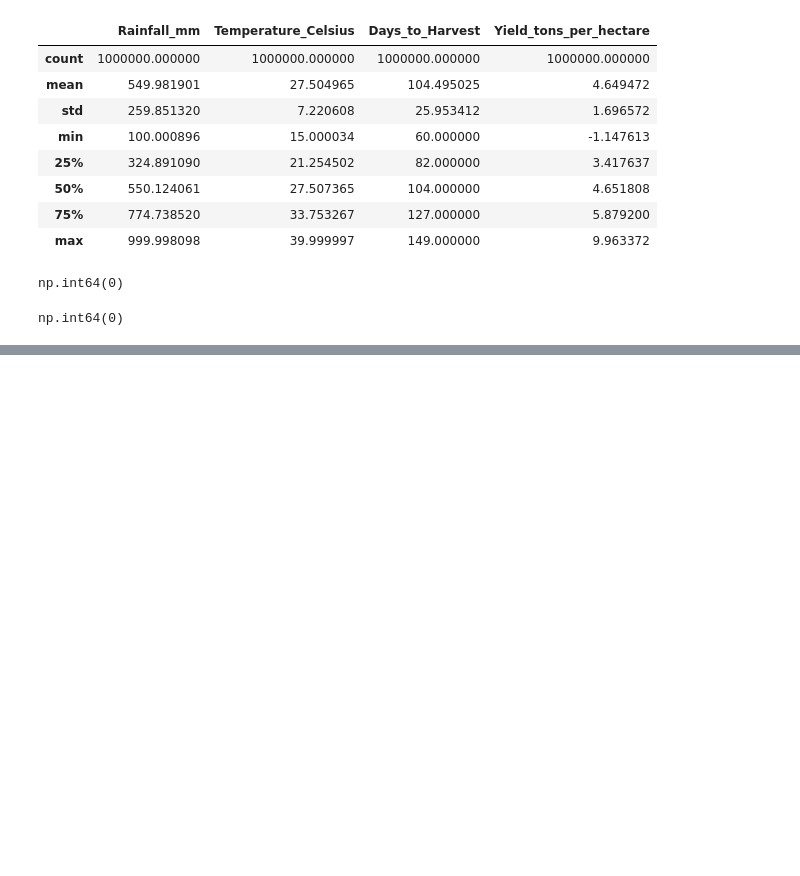
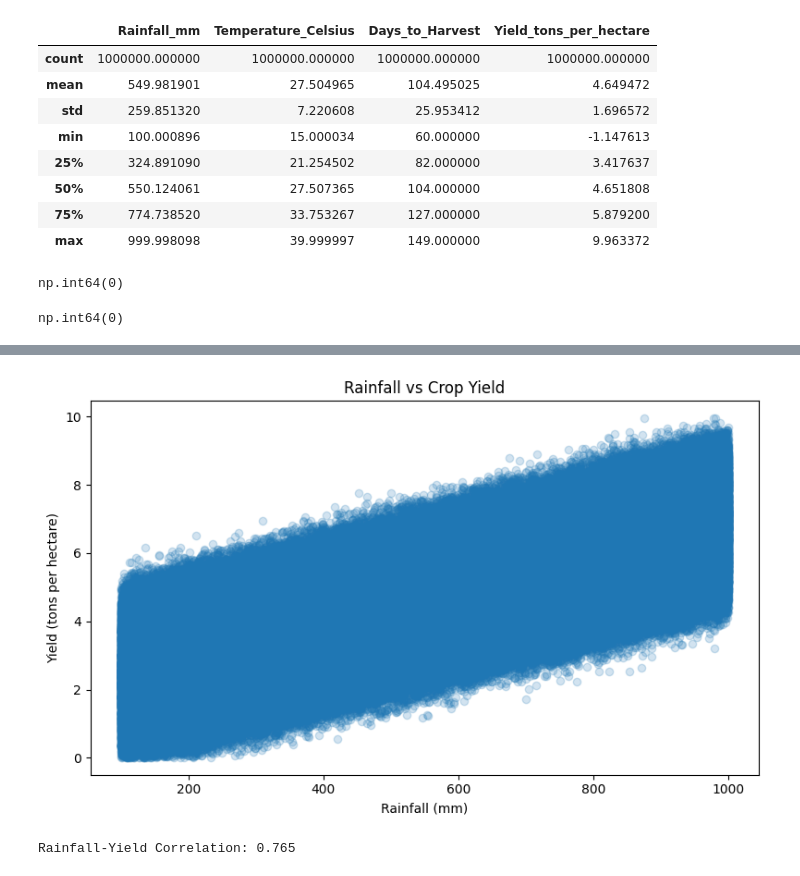
Before and after one commit to Sariq241/agribusiness-data-analysis-internship, a Jupyter notebook: Notebooks/agribusiness_analysis.ipynb, the cells around one changed output, grey strips where cells are left out. Drawn from its saved outputs; the diff is of its cells as text; code cells hidden in the pictures; blank space fills up the shorter version.

```diff
--- a/Notebooks/agribusiness_analysis.ipynb
+++ b/Notebooks/agribusiness_analysis.ipynb
@@ -605,0 +660,28 @@ Cleaned datasets saved successfully.
+# %%
+
+plt.figure(figsize=(8, 5))
+
+plt.scatter(
+    yield_df["Rainfall_mm"],
+    yield_df["Yield_tons_per_hectare"],
+    alpha=0.2
+)
+
+plt.title("Rainfall vs Crop Yield")
+plt.xlabel("Rainfall (mm)")
+plt.ylabel("Yield (tons per hectare)")
+plt.tight_layout()
+plt.show()
+
+print(
+    "Rainfall-Yield Correlation:",
+    round(
+        yield_df["Rainfall_mm"].corr(
+            yield_df["Yield_tons_per_hectare"]
+        ),
+        3
+    )
+)
+# %% [output]
+[figure, added]
+Rainfall-Yield Correlation: 0.765
```
Also changed, not shown: parts of 79 cells of this notebook, 2 other files.
